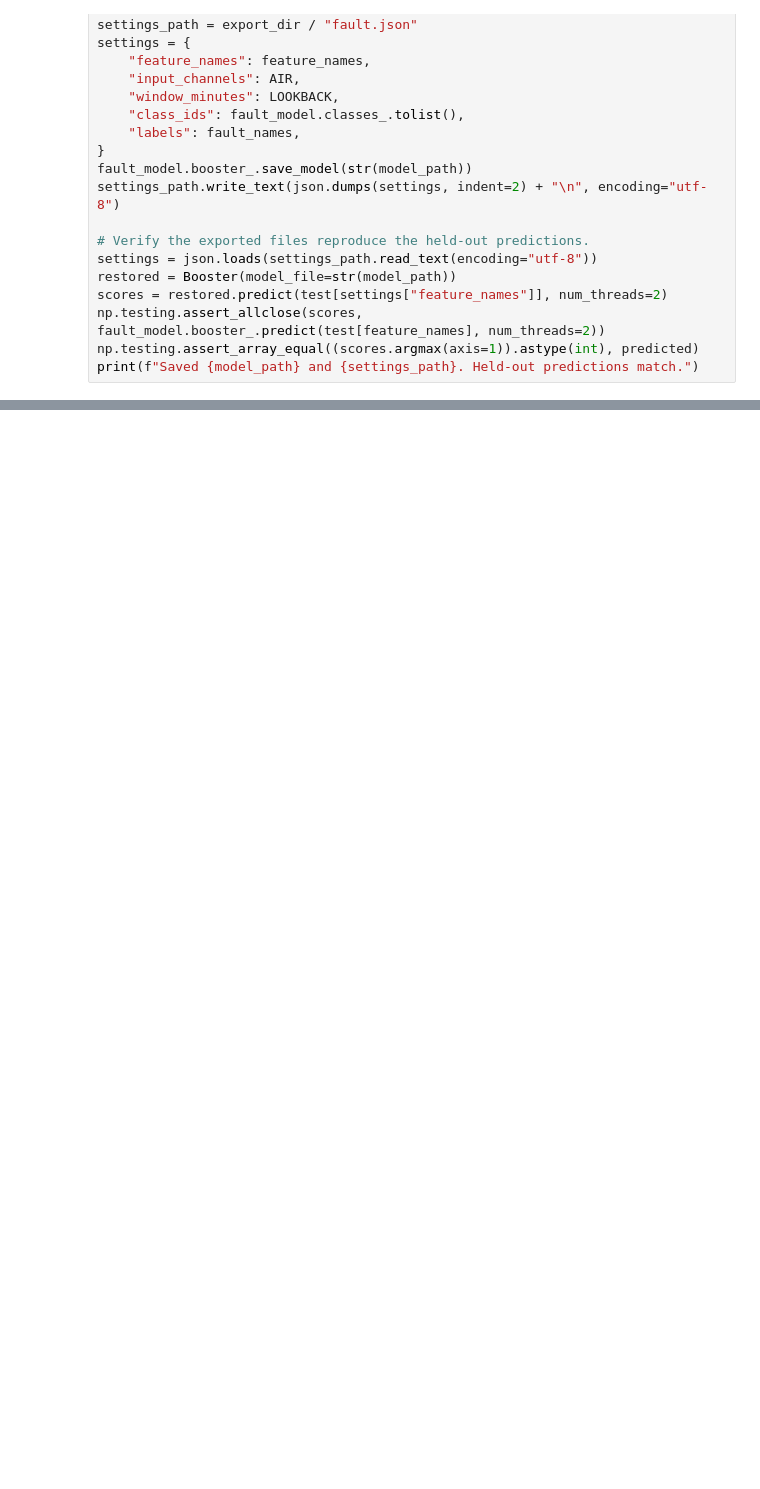
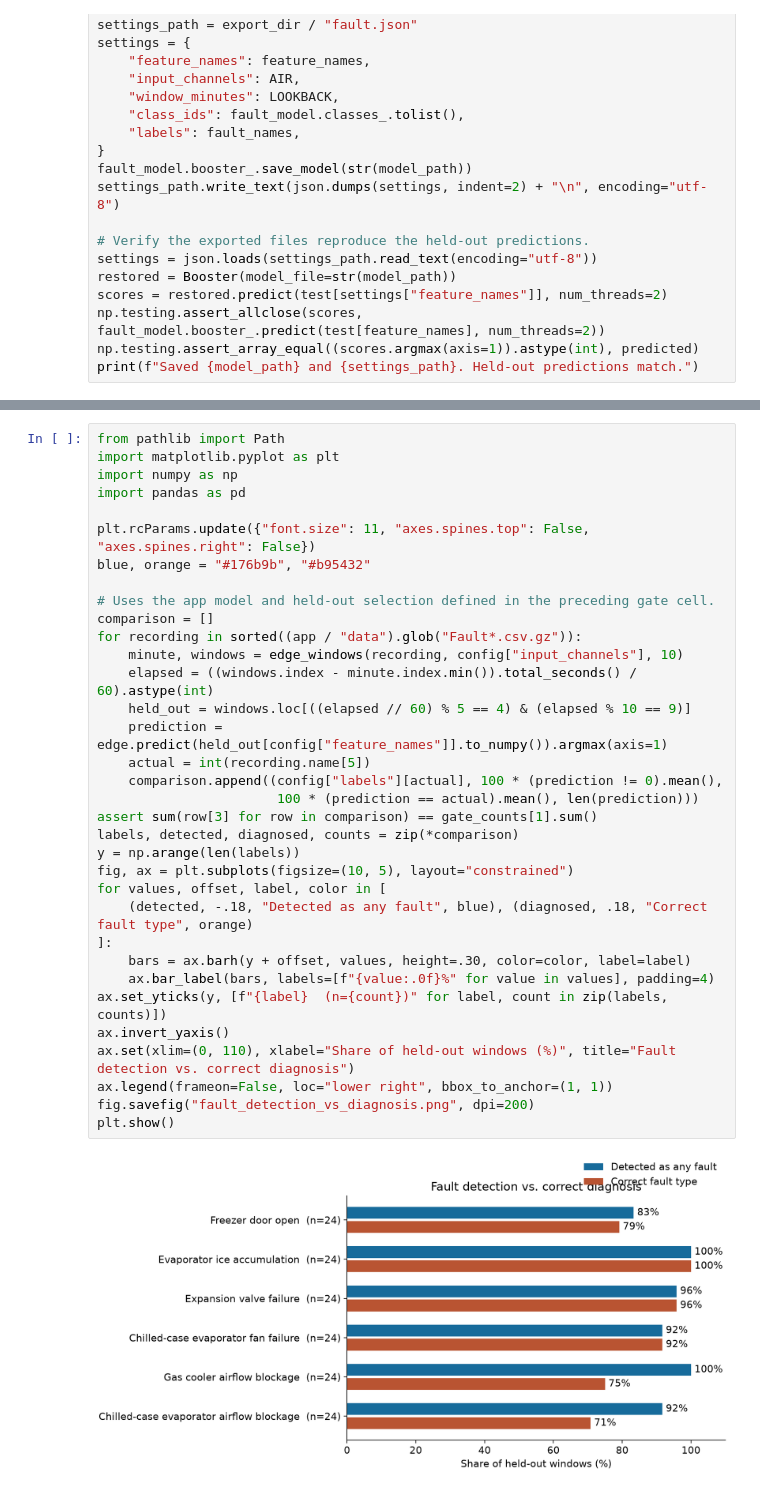
Before and after one commit to aliphys/hackJunction2026, a Jupyter notebook: lightgbm_fault_classifier.ipynb, the cells around one changed output, grey strips where cells are left out. Cells and saved outputs as stored; diff of their text form; blank space fills up the shorter version.

```diff
--- a/lightgbm_fault_classifier.ipynb
+++ b/lightgbm_fault_classifier.ipynb
@@ -216,0 +339,36 @@ print(f"Saved {model_path} and {settings_path}. Held-out predictions match.")
+# %%
+from pathlib import Path
+import matplotlib.pyplot as plt
+import numpy as np
+import pandas as pd
+
+plt.rcParams.update({"font.size": 11, "axes.spines.top": False, "axes.spines.right": False})
+blue, orange = "#176b9b", "#b95432"
+
+# Uses the app model and held-out selection defined in the preceding gate cell.
+comparison = []
+for recording in sorted((app / "data").glob("Fault*.csv.gz")):
+    minute, windows = edge_windows(recording, config["input_channels"], 10)
+    elapsed = ((windows.index - minute.index.min()).total_seconds() / 60).astype(int)
+    held_out = windows.loc[((elapsed // 60) % 5 == 4) & (elapsed % 10 == 9)]
+    prediction = edge.predict(held_out[config["feature_names"]].to_numpy()).argmax(axis=1)
+    actual = int(recording.name[5])
+    comparison.append((config["labels"][actual], 100 * (prediction != 0).mean(),
+                       100 * (prediction == actual).mean(), len(prediction)))
+assert sum(row[3] for row in comparison) == gate_counts[1].sum()
+labels, detected, diagnosed, counts = zip(*comparison)
+y = np.arange(len(labels))
+fig, ax = plt.subplots(figsize=(10, 5), layout="constrained")
+for values, offset, label, color in [
+    (detected, -.18, "Detected as any fault", blue), (diagnosed, .18, "Correct fault type", orange)
+]:
+    bars = ax.barh(y + offset, values, height=.30, color=color, label=label)
+    ax.bar_label(bars, labels=[f"{value:.0f}%" for value in values], padding=4)
+ax.set_yticks(y, [f"{label}  (n={count})" for label, count in zip(labels, counts)])
+ax.invert_yaxis()
+ax.set(xlim=(0, 110), xlabel="Share of held-out windows (%)", title="Fault detection vs. correct diagnosis")
+ax.legend(frameon=False, loc="lower right", bbox_to_anchor=(1, 1))
+fig.savefig("fault_detection_vs_diagnosis.png", dpi=200)
+plt.show()
+# %% [output]
+[figure, added]
```
Also changed, not shown: parts of 6 cells of this notebook, 12 other files.
